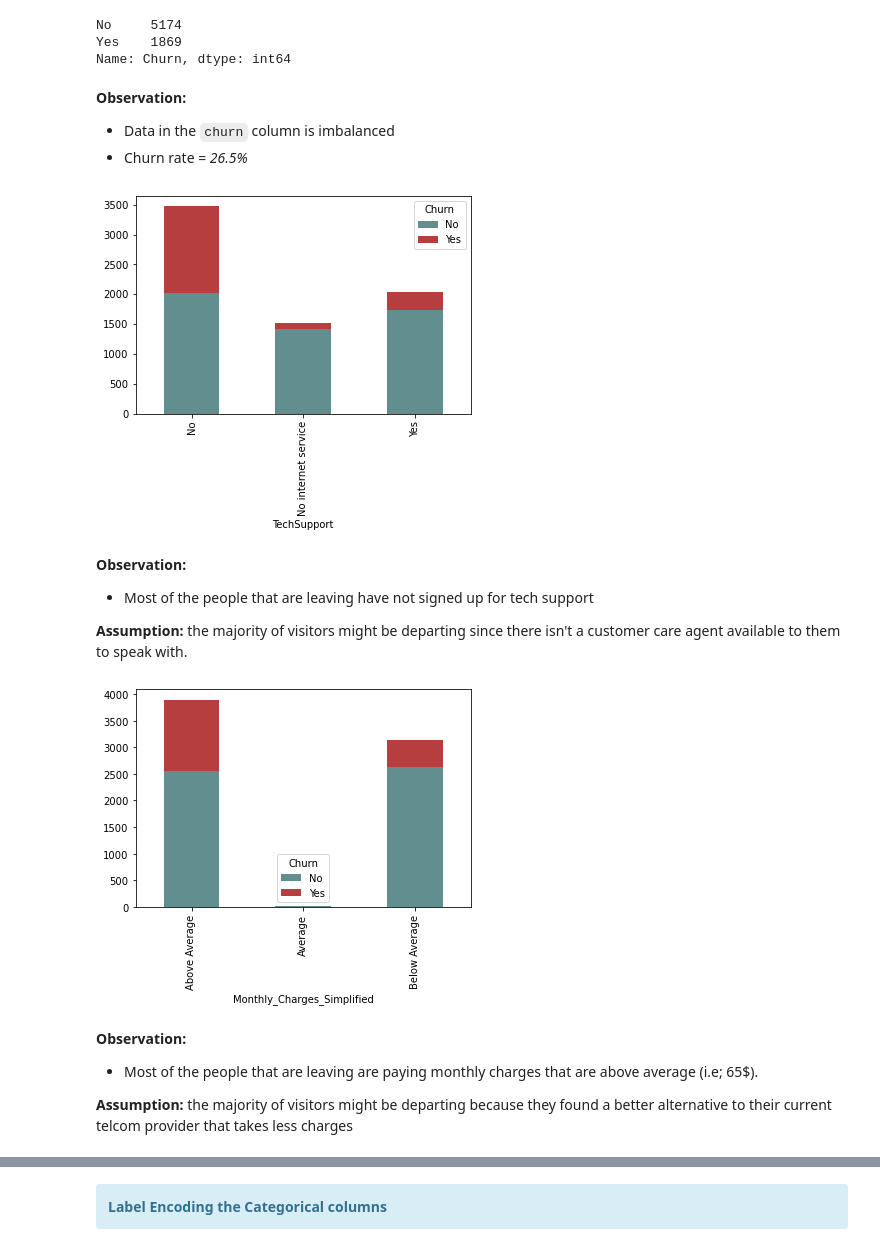
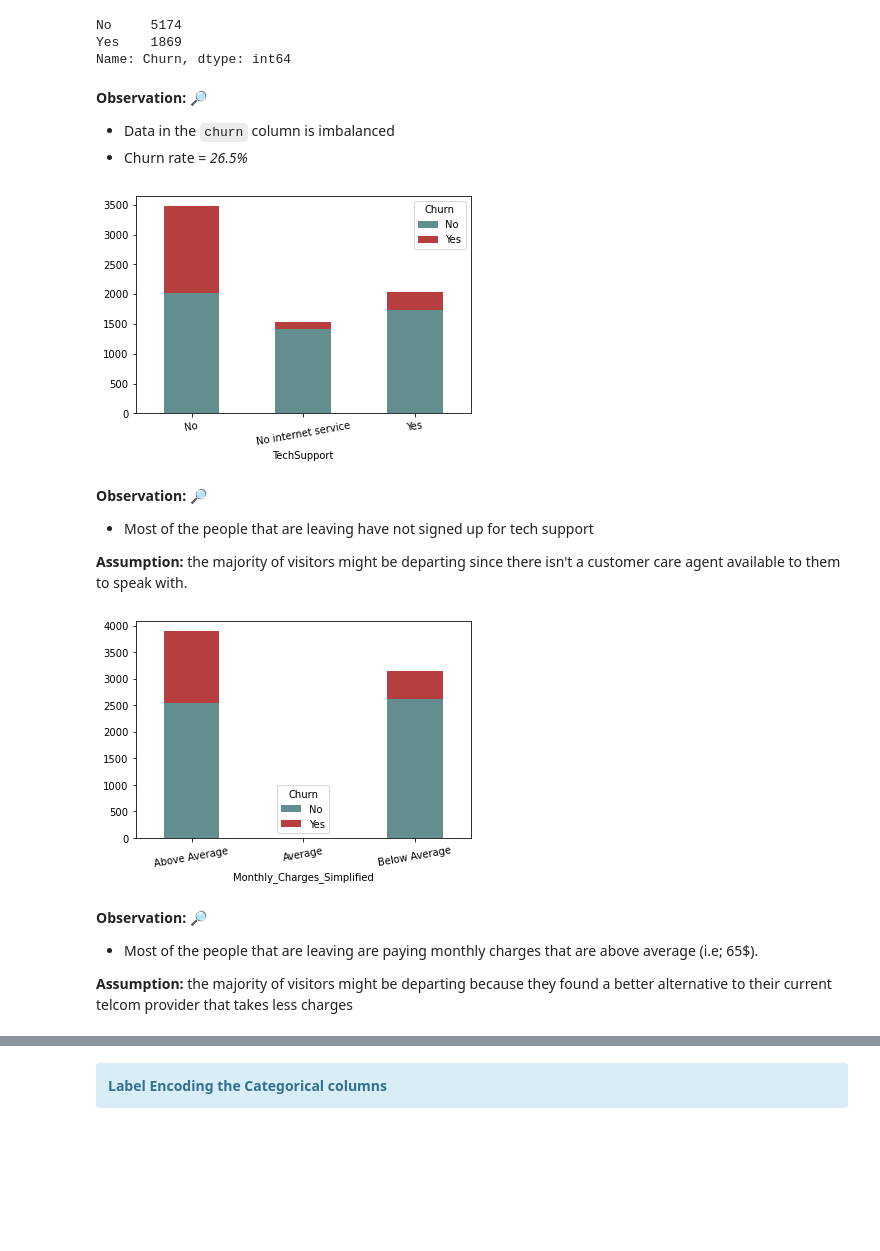
Before and after one commit to ibvhim/DataTrained-Evaluation-Projects, a Jupyter notebook: Evaluation Project 7 - Telecom Customer Churn/Customer_churn.ipynb, the cells around one changed output, grey strips where cells are left out. Cells and saved outputs as stored; diff of their text form; code cells hidden in the pictures; blank space fills up the shorter version.

```diff
--- a/Evaluation Project 7 - Telecom Customer Churn/Customer_churn.ipynb
+++ b/Evaluation Project 7 - Telecom Customer Churn/Customer_churn.ipynb
@@ -151,16 +157,17 @@ No     5174
 Yes    1869
 Name: Churn, dtype: int64
 # %% [markdown]
-__Observation:__
+__Observation:__ 🔎
 - Data in the `churn` column is imbalanced
 - Churn rate = _26.5%_
 # %%
 df.groupby(["TechSupport", "Churn"]).size().unstack().plot(kind='bar', stacked=True,color=(['#628E90','#B73E3E']))
+plt.xticks(rotation=10)
 plt.show()
 # %% [output]
-[figure, old version]
+[figure, new version]
 # %% [markdown]
-__Observation:__
+__Observation:__ 🔎
 - Most of the people that are leaving have not signed up for tech support
 
 __Assumption:__
@@ -178,11 +185,12 @@ df_new['Monthly_Charges_Simplified'] = Monthly_Charges_Simplified
 # plot
 df_new.groupby(['Monthly_Charges_Simplified','Churn']).size().unstack().plot(kind='bar',stacked=True,
                                                                              color=(['#628E90','#B73E3E']))
+plt.xticks(rotation=10)
 plt.show()
 # %% [output]
-[figure, old version]
+[figure, new version]
 # %% [markdown]
-__Observation:__
+__Observation:__ 🔎
 - Most of the people that are leaving are paying monthly charges that are above average (i.e; 65$).
 
 __Assumption:__
```
Also changed, not shown: parts of 48 cells of this notebook.
